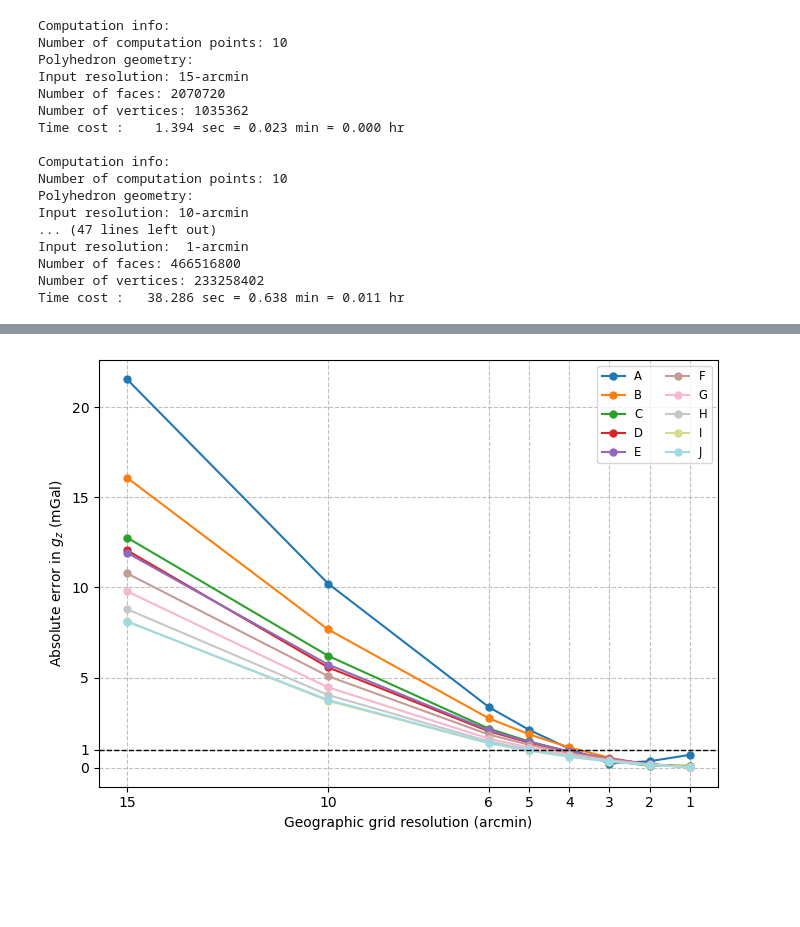
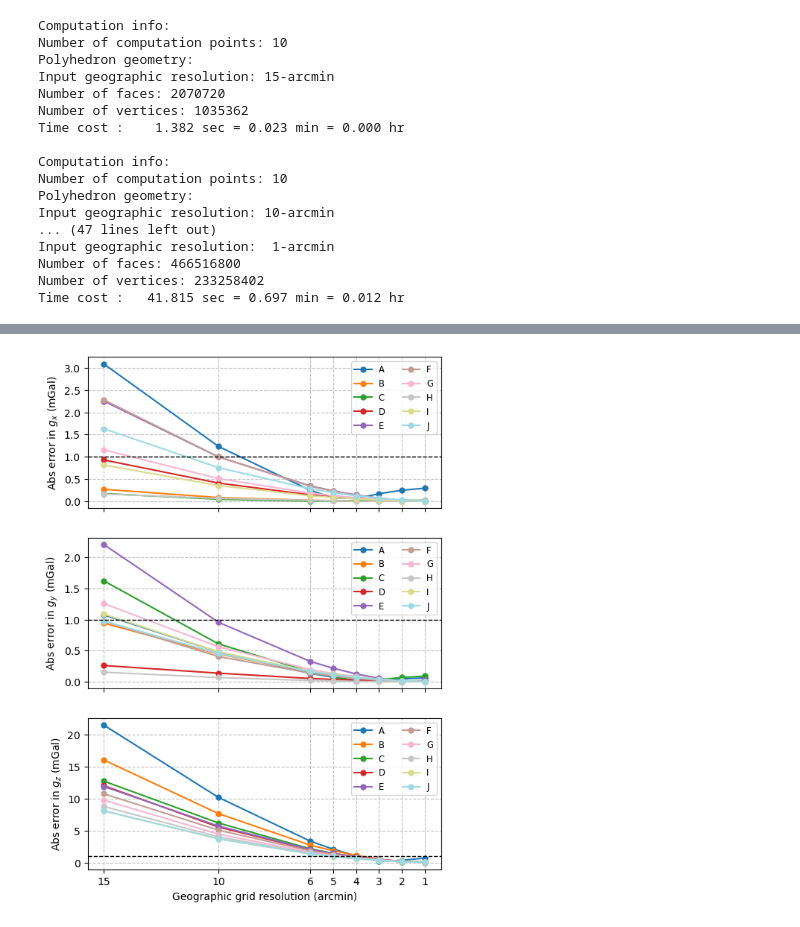
Before and after one commit to LeyuanWu/VecWerSch, a Jupyter notebook: ex_Moon_TopoGrav_PH_vs_SH_3.ipynb, the cells around one changed output, grey strips where cells are left out. Drawn from its saved outputs; the diff is of its cells as text; code cells hidden in the pictures; blank space fills up the shorter version.

```diff
--- a/ex_Moon_TopoGrav_PH_vs_SH_3.ipynb
+++ b/ex_Moon_TopoGrav_PH_vs_SH_3.ipynb
@@ -69,13 +73,12 @@ zps = r_calc_km * np.sin(err_lat_rad)
 IN_RES = np.array([15.0, 10.0, 6.0, 5.0, 4.0, 3.0, 2.0, 1.0]) / 60.0 # degree
 for in_res in IN_RES:
     nc_Topo = f'output/moon_topo_Lshp{lmax_shp}_{int(60*in_res)}arcmin.nc'
-    grd_topo_moon = pysh.SHGrid.from_netcdf(nc_Topo)
-    grd_shp_moon = grd_topo_moon + r_itfc_km
-    mesh_shp_moon, _ = Shgrid2Mesh(grd_shp_moon)
-    mesh_shp_moon
-    Verts = mesh_shp_moon.points
-    Faces = mesh_shp_moon.regular_faces
-    del mesh_shp_moon
+    grd_topo = pysh.SHGrid.from_netcdf(nc_Topo)
+    grd_shp = grd_topo + r_itfc_km
+    mesh_shp, _ = Shgrid2Mesh(grd_shp)
+    Verts = mesh_shp.points
+    Faces = mesh_shp.regular_faces
+    del mesh_shp
     P = np.column_stack((xps, yps, zps))
     t0 = time.time()
     vgt_PH = WerSch_numba_v2(P, Verts, Faces, rho0)
@@ -83,7 +86,7 @@ for in_res in IN_RES:
     print("Computation info: \n"
          f"Number of computation points: {P.shape[0]} \n"
          "Polyhedron geometry: \n"
-         f"Input resolution: {int(60*in_res):2d}-arcmin \n"
+         f"Input geographic resolution: {int(60*in_res):2d}-arcmin \n"
          f"Number of faces: {Faces.shape[0]} \n"
          f"Number of vertices: {Verts.shape[0]} \n"
          f"Time cost : {tc:8.3f} sec = {tc/60:.3f} min = {tc/(60*60):.3f} hr\n")
@@ -95,47 +98,57 @@ for in_res in IN_RES:
         rotate_vec_ten_ecef2ned(err_lon_rad, err_lat_rad,
                                 gx, gy, gz,
                                 Txx, Txy, Txz, Tyy, Tyz, Tzz)
-    df_SH_PHs[f'gD_PH_{int(60*in_res)}'] = np.round(gD, 4)
-    df_SH_PHs[f'e_gD_PH_{int(60*in_res)}'] = np.round(gD - gD_SH, 4)
+    df_gN_SH_PHs[f'e_gN_PH_{int(60*in_res)}'] = np.round(gN - gN_SH, 4)
+    df_gE_SH_PHs[f'e_gE_PH_{int(60*in_res)}'] = np.round(gE - gE_SH, 4)
+    df_gD_SH_PHs[f'e_gD_PH_{int(60*in_res)}'] = np.round(gD - gD_SH, 4)
 # %% [output]
 Computation info:
 Number of computation points: 10
 Polyhedron geometry:
-Input resolution: 15-arcmin
+Input geographic resolution: 15-arcmin
 Number of faces: 2070720
 Number of vertices: 1035362
-Time cost :    1.394 sec = 0.023 min = 0.000 hr
+Time cost :    1.382 sec = 0.023 min = 0.000 hr
 
 Computation info:
 Number of computation points: 10
 Polyhedron geometry:
-Input resolution: 10-arcmin
+Input geographic resolution: 10-arcmin
 ... (47 lines left out)
-Input resolution:  1-arcmin
+Input geographic resolution:  1-arcmin
 Number of faces: 466516800
 Number of vertices: 233258402
-Time cost :   38.286 sec = 0.638 min = 0.011 hr
+Time cost :   41.815 sec = 0.697 min = 0.012 hr
 # %%
 # # ! Plot error reduction vs. resolution
-RES_ARCMIN = sorted([int(60 * in_res) for in_res in IN_RES])
-error_cols = [f'e_gD_PH_{res}' for res in RES_ARCMIN]
-errors_abs = df_SH_PHs[error_cols].abs()
-nP = len(df_SH_PHs)
-plt.figure(figsize=(7, 5))
+#### * Absolute errors in mGal
+df_err_gN = df_gN_SH_PHs.iloc[:, 4:].abs()
+df_err_gE = df_gE_SH_PHs.iloc[:, 4:].abs()
+df_err_gD = df_gD_SH_PHs.iloc[:, 4:].abs()
+print('-' * 80)
+print("Absolute errors of (gN, gE, gD) in mGal for different resolutions:")
+print('-' * 80)
+for df in [df_err_gN, df_err_gE, df_err_gD]: print(df, '=' * 80, sep='\n')
+#### * Plotting
+nP = len(df_err_gD)
+fig, axes = plt.subplots(3, 1, figsize=(6, 8), sharex=True)
 colors = plt.cm.tab20(np.linspace(0, 1, min(nP, 20)))
 err_txt = ['A','B','C','D','E','F','G','H','I','J']
-for i in range(nP):
-    color = colors[i % len(colors)]
-    plt.plot(RES_ARCMIN[::-1], errors_abs.iloc[i].values[::-1],
-             marker='o', ms=5, color=color, label=f'{err_txt[i]}')
-plt.xlabel('Geographic grid resolution (arcmin)')
-plt.ylabel('Absolute error in $g_z$ (mGal)')
-plt.xticks(RES_ARCMIN[::-1])
-plt.yticks([0, 1, 5, 10, 15, 20])
-plt.gca().invert_xaxis()
-plt.axhline(y=1, color='black', linestyle='--', linewidth=1.0, alpha=1.0)
-plt.grid(which='both', linestyle='--', alpha=0.8)
-plt.legend(loc='upper right', fontsize='small', ncol=2)
-plt.tight_layout()
+for df, ax, comp in zip([df_err_gN, df_err_gE, df_err_gD], axes,
+                        ['g_x', 'g_y', 'g_z']):
+    for i in range(nP):
+        color = colors[i % len(colors)]
+        ax.plot(60 * IN_RES, df.iloc[i].values,
+                marker='o', ms=5, color=color, label=f'{err_txt[i]}')
+    ax.set_ylabel(f'Abs error in ${comp}$ (mGal)')
+    ax.set_xticks(60 * IN_RES)
+    ax.axhline(y=1, color='black', linestyle='--', linewidth=1.0, alpha=1.0)
+    ax.grid(which='both', linestyle='--', alpha=0.8)
+    ax.invert_xaxis()
+    ax.legend(loc='upper right', fontsize='small', ncol=2)
+axes[-1].set_xlabel('Geographic grid resolution (arcmin)')
+plt.tight_layout(pad=2.5)
+# plt.savefig("Moon_TopoGxyz_PH_vs_SH_3.png",
+#             dpi=300, bbox_inches='tight')
 plt.show()
 # %% [output]
@@ -142 +172 @@ plt.show()
-[figure, old version]
+[figure, new version]
```
Also changed, not shown: parts of 6 cells of this notebook, 9 other files.
